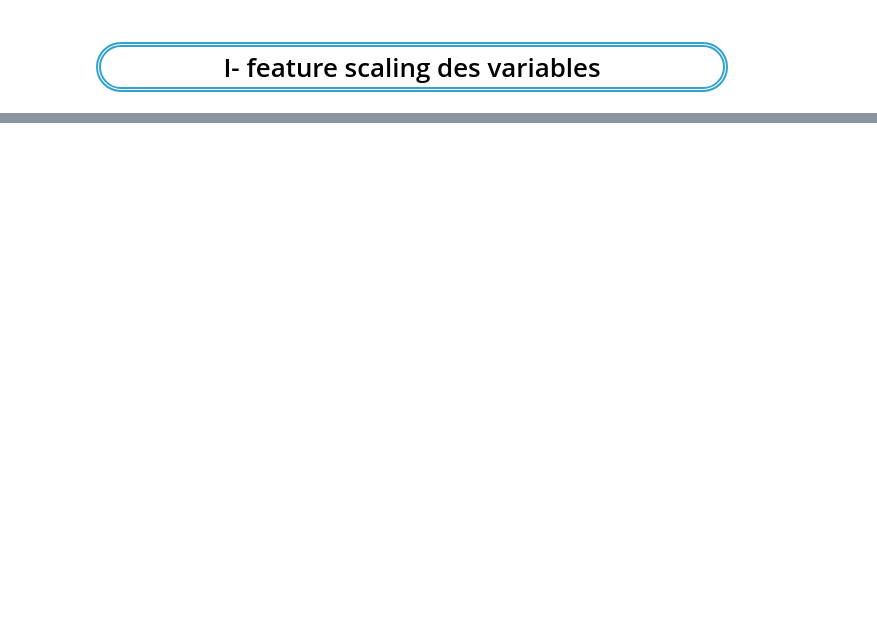
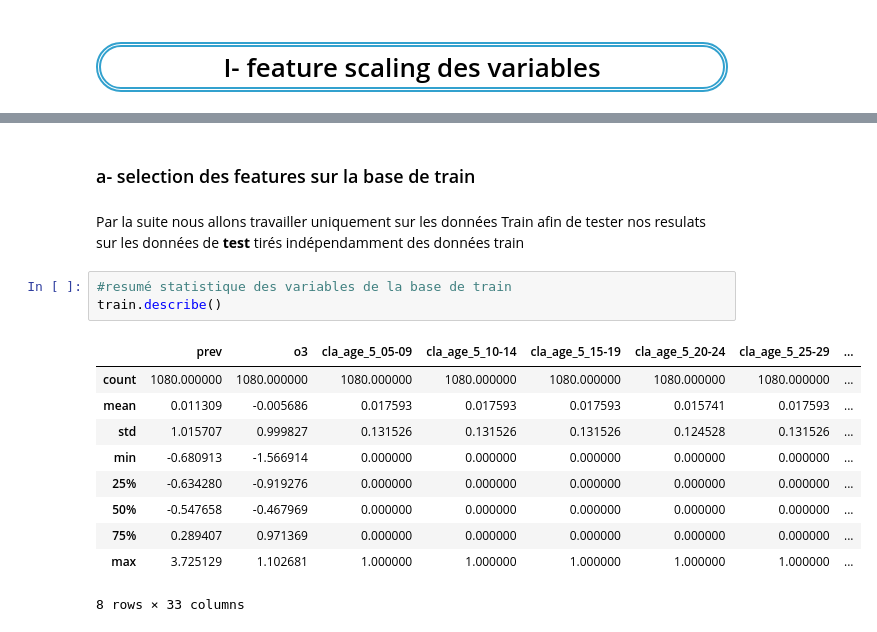
Before and after one commit to IvanaKUETE/projet-Python, a Jupyter notebook: projet/notebook/Modélisation.ipynb, the cells around one changed output, grey strips where cells are left out. Drawn from its saved outputs; the diff is of its cells as text; blank space fills up the shorter version.

```diff
--- a/projet/notebook/Modélisation.ipynb
+++ b/projet/notebook/Modélisation.ipynb
@@ -178,0 +212,21 @@ Recherche du meilleur algorithme
+# %% [markdown]
+<h3 style= "text-align:left">
+a-  selection des features sur la base de train
+</h3>
+# %% [markdown]
+
+Par la suite nous allons travailler uniquement sur les données Train afin de tester nos resulats sur les données de **test** tirés indépendamment des données train
+# %%
+#resumé statistique des variables de la base de train
+train.describe()
+# %% [output]
+|  | prev | o3 | cla_age_5_05-09 | cla_age_5_10-14 | cla_age_5_15-19 | cla_age_5_20-24 | cla_age_5_25-29 | ... |
+| count | 1080.000000 | 1080.000000 | 1080.000000 | 1080.000000 | 1080.000000 | 1080.000000 | 1080.000000 | ... |
+| mean | 0.011309 | -0.005686 | 0.017593 | 0.017593 | 0.017593 | 0.015741 | 0.017593 | ... |
+| std | 1.015707 | 0.999827 | 0.131526 | 0.131526 | 0.131526 | 0.124528 | 0.131526 | ... |
+| min | -0.680913 | -1.566914 | 0.000000 | 0.000000 | 0.000000 | 0.000000 | 0.000000 | ... |
+| 25% | -0.634280 | -0.919276 | 0.000000 | 0.000000 | 0.000000 | 0.000000 | 0.000000 | ... |
+| 50% | -0.547658 | -0.467969 | 0.000000 | 0.000000 | 0.000000 | 0.000000 | 0.000000 | ... |
+| 75% | 0.289407 | 0.971369 | 0.000000 | 0.000000 | 0.000000 | 0.000000 | 0.000000 | ... |
+| max | 3.725129 | 1.102681 | 1.000000 | 1.000000 | 1.000000 | 1.000000 | 1.000000 | ... |
+8 rows × 33 columns
```
Also changed, not shown: parts of 97 cells of this notebook, 2 other files.
